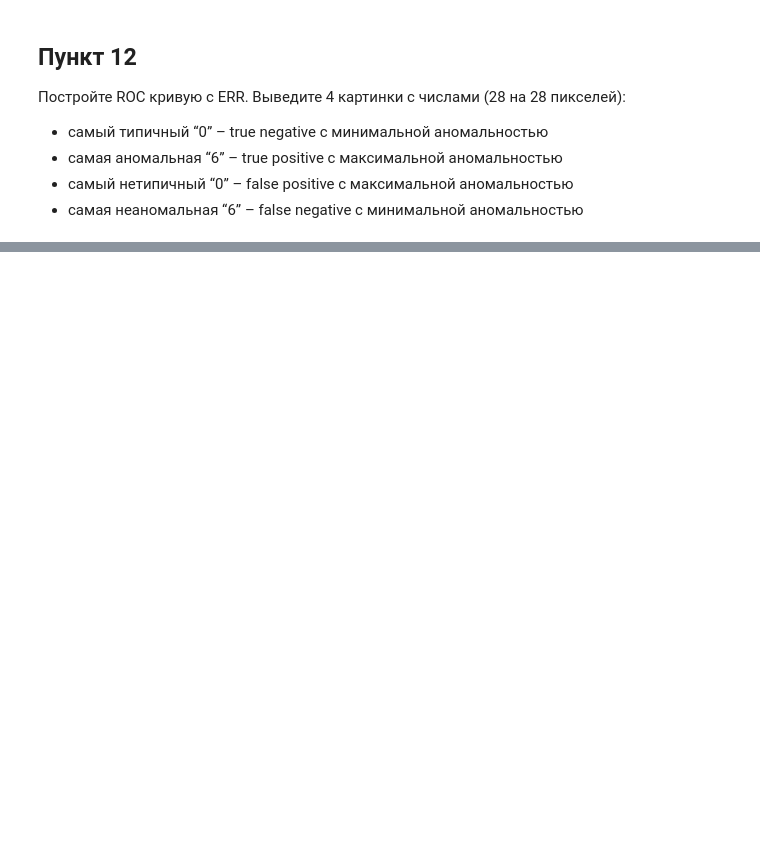
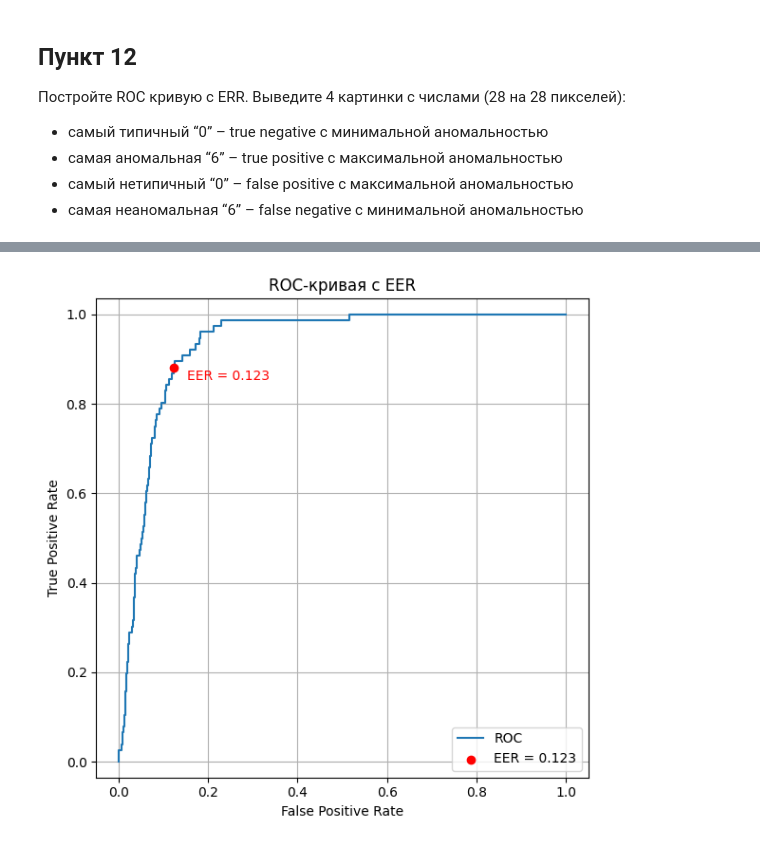
Before and after one commit to bunh0ng/labs_3_4_ml, a Jupyter notebook: Лабораторная №4/lab.ipynb, the cells around one changed output, grey strips where cells are left out. Cells and saved outputs as stored; diff of their text form; code cells hidden in the pictures; blank space fills up the shorter version.

```diff
--- a/Лабораторная №4/lab.ipynb
+++ b/Лабораторная №4/lab.ipynb
@@ -141,0 +46,24 @@ plt.show()
+# %%
+import matplotlib.pyplot as plt
+
+# Построение ROC-кривой
+plt.figure(figsize=(6, 6))
+plt.plot(fpr, tpr, label="ROC")
+
+# Отметим точку EER на графике
+eer_fpr = fpr[eer_index]
+eer_tpr = tpr[eer_index]
+
+plt.scatter([eer_fpr], [eer_tpr], color="red", zorder=5, label=f"EER = {eer:.3f}")
+plt.annotate(f"EER = {eer:.3f}", (eer_fpr, eer_tpr), textcoords="offset points", xytext=(10, -10), ha="left", fontsize=10, color="red")
+
+plt.xlabel("False Positive Rate")
+plt.ylabel("True Positive Rate")
+plt.title("ROC-кривая с EER")
+plt.legend(loc="lower right")
+plt.grid(True)
+plt.axis("equal")
+plt.tight_layout()
+plt.show()
+# %% [output]
+[figure, added]
```
Also changed, not shown: parts of 4 cells of this notebook, 4 other files.
